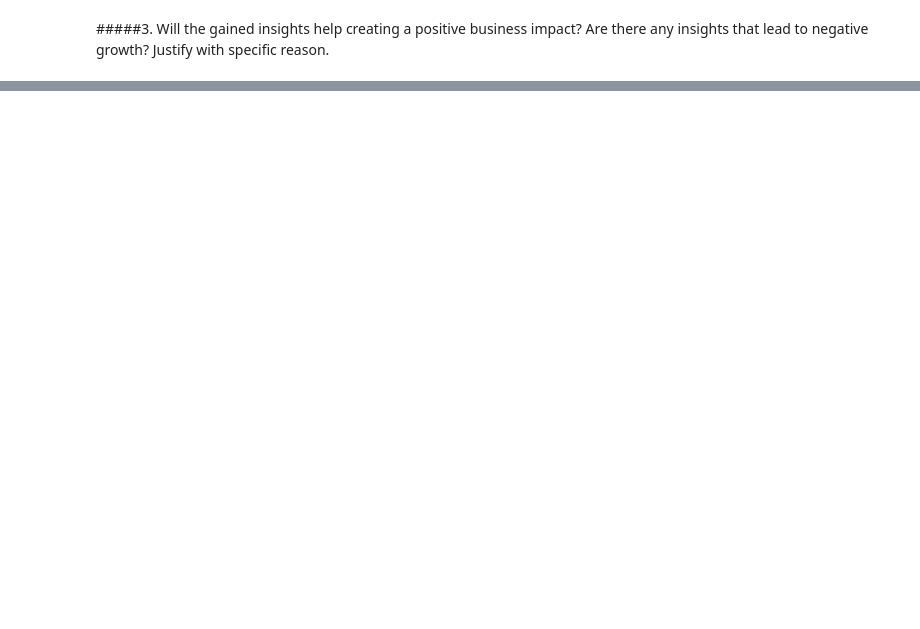
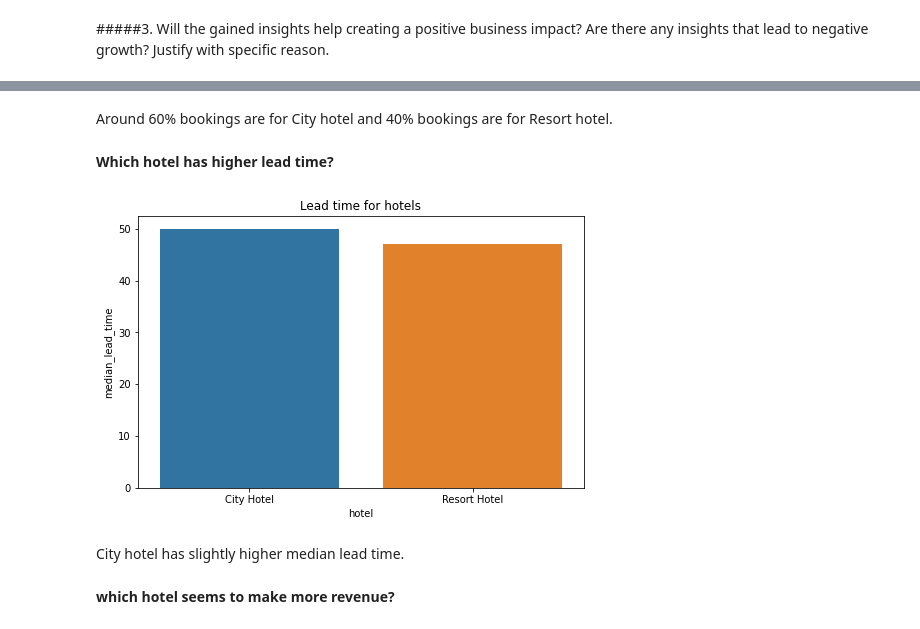
Before and after one commit to waghpallavi/hotel_booking_analysis, a Jupyter notebook: Hotel_Booking_analysis.ipynb, the cells around one changed output, grey strips where cells are left out. Drawn from its saved outputs; the diff is of its cells as text; code cells hidden in the pictures; blank space fills up the shorter version.

```diff
--- a/Hotel_Booking_analysis.ipynb
+++ b/Hotel_Booking_analysis.ipynb
@@ -514,0 +542,18 @@ To boost revenue, hotels should expand the quantity of room categories A, G, C,
+# %% [markdown]
+Around 60% bookings are for City hotel and 40% bookings are for Resort hotel.
+# %% [markdown]
+**Which hotel has higher lead time?**
+# %%
+# create DataFrame
+d2 = grouped_by_hotel['lead_time'].median().reset_index().rename(columns = {'lead_time':'median_lead_time'})
+
+# code to plot bar graph
+plt.figure(figsize = (8,5))
+sns.barplot(x = d2['hotel'], y = d2['median_lead_time'] ).set_title("Lead time for hotels")
+plt.show()
+# %% [output]
+[figure, added]
+# %% [markdown]
+City hotel has slightly higher median lead time.
+# %% [markdown]
+**which hotel seems to make more revenue?**
```
Also changed, not shown: parts of 26 cells of this notebook.
